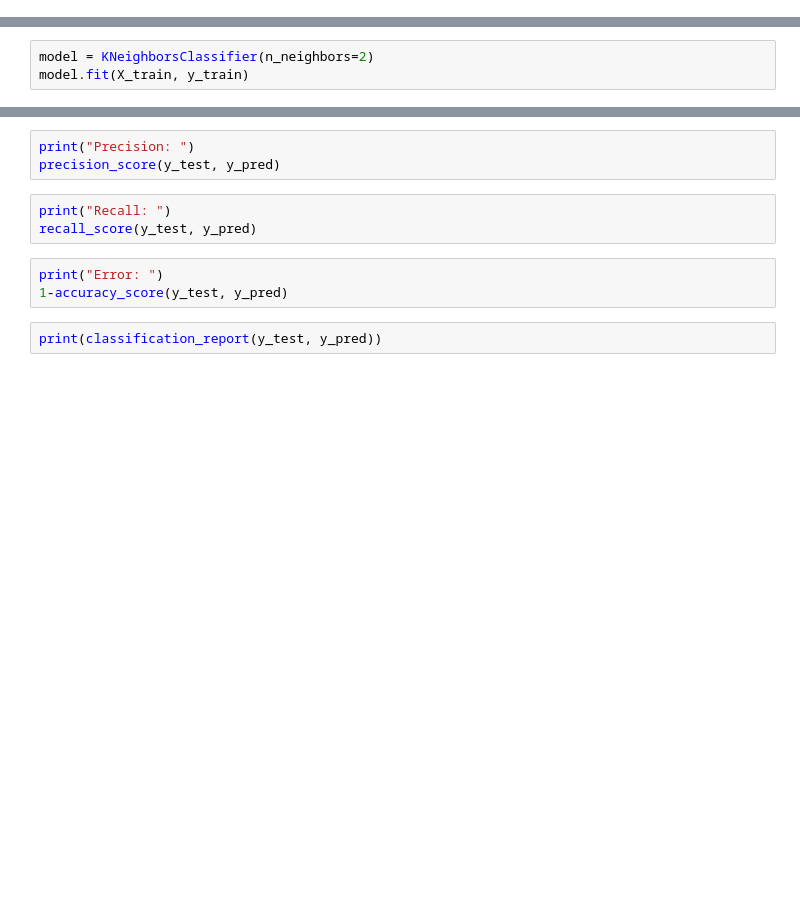
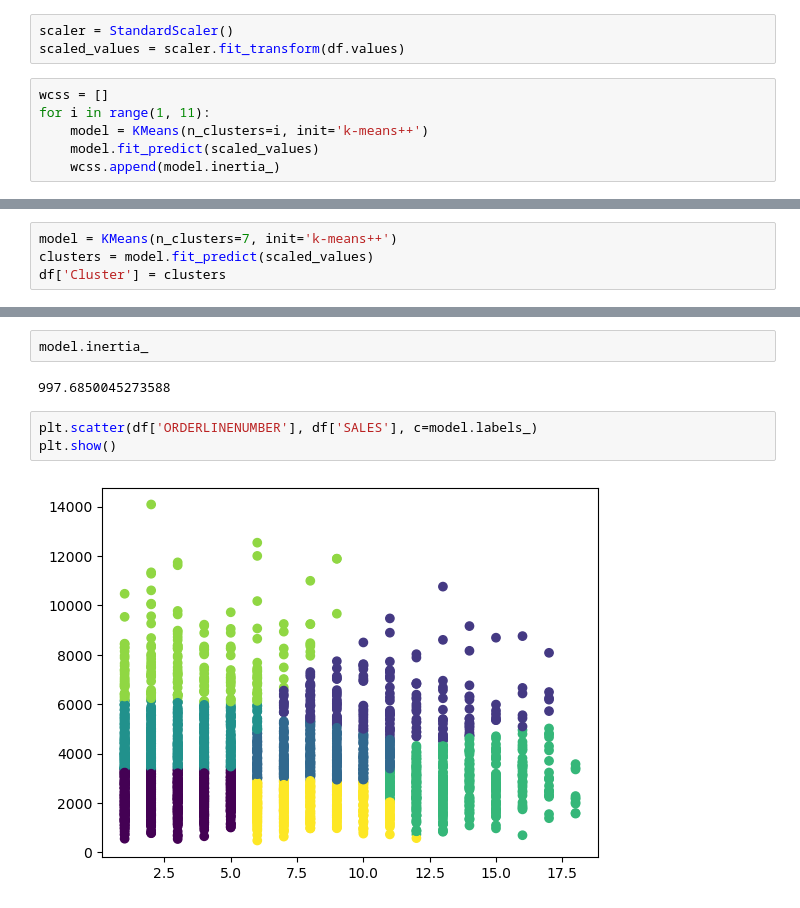
Before and after one commit to MadhurJ20/SPPU-Sem-VII-Practicals, a Jupyter notebook: LP-III/MLL/MLL_Exp_05.ipynb, the cells around one changed output, grey strips where cells are left out. Cells and saved outputs as stored; diff of their text form; blank space fills up the shorter version.

```diff
--- a/LP-III/MLL/MLL_Exp_05.ipynb
+++ b/LP-III/MLL/MLL_Exp_05.ipynb
@@ -41,0 +71,9 @@ df.info()
+# %%
+scaler = StandardScaler()
+scaled_values = scaler.fit_transform(df.values)
+# %%
+wcss = []
+for i in range(1, 11):
+    model = KMeans(n_clusters=i, init='k-means++')
+    model.fit_predict(scaled_values)
+    wcss.append(model.inertia_)
@@ -42 +85,5 @@ df.info()
+# %%
+model = KMeans(n_clusters=7, init='k-means++')
+clusters = model.fit_predict(scaled_values)
+df['Cluster'] = clusters
 # %%
@@ -67,3 +104,0 @@ print(X_train.shape, X_test.shape, y_train.shape, y_test.shape)
-# %%
-model = KNeighborsClassifier(n_neighbors=2)
-model.fit(X_train, y_train)
@@ -84,11 +105,9 @@ accuracy_score(y_test, y_pred)
-# %%
-print("Precision: ")
-precision_score(y_test, y_pred)
-# %%
-print("Recall: ")
-recall_score(y_test, y_pred)
-# %%
-print("Error: ")
-1-accuracy_score(y_test, y_pred)
-# %%
-print(classification_report(y_test, y_pred))
+# %%
+model.inertia_
+# %% [output]
+997.6850045273588
+# %%
+plt.scatter(df['ORDERLINENUMBER'], df['SALES'], c=model.labels_)
+plt.show()
+# %% [output]
+[figure, added]
```
Also changed, not shown: parts of 31 cells of this notebook.
